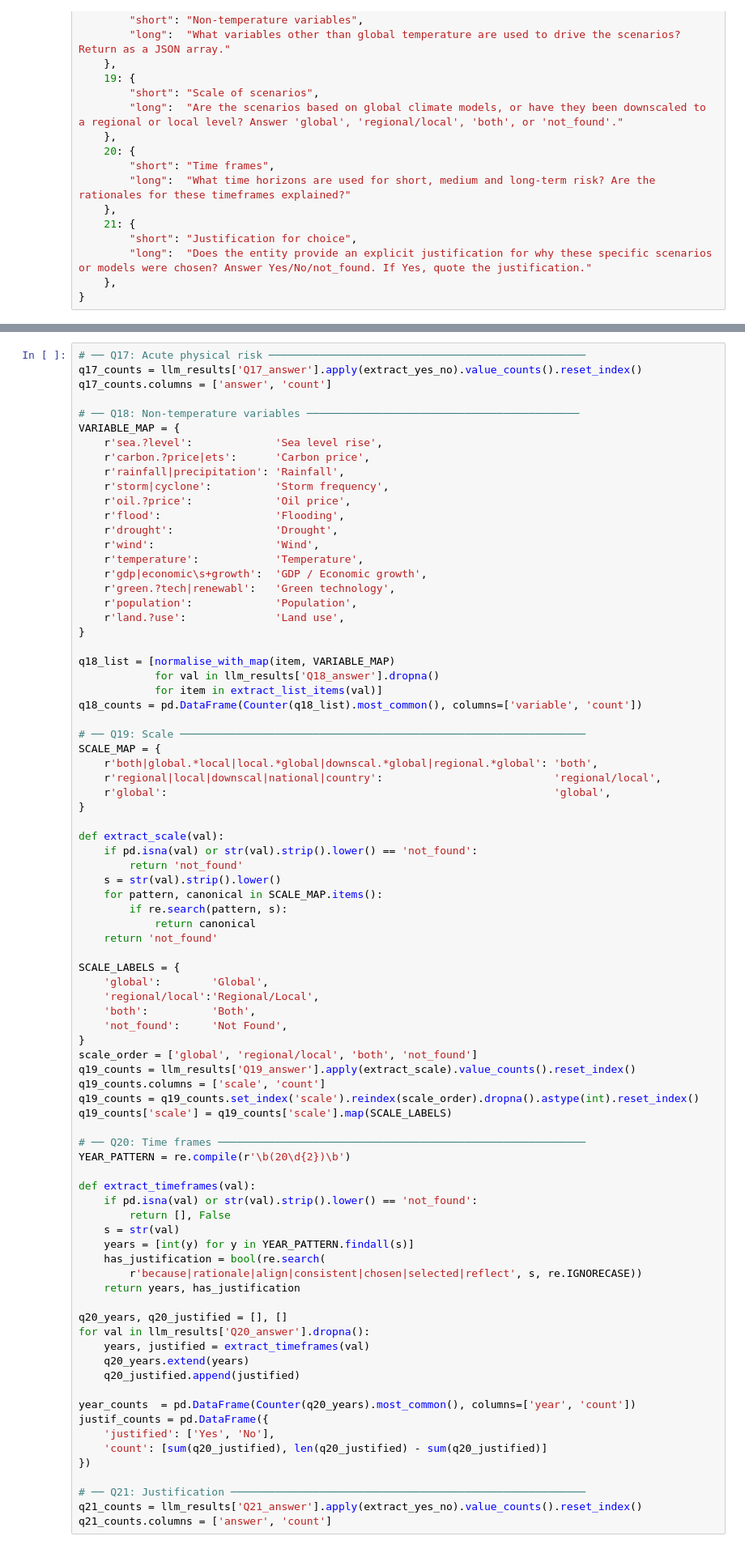
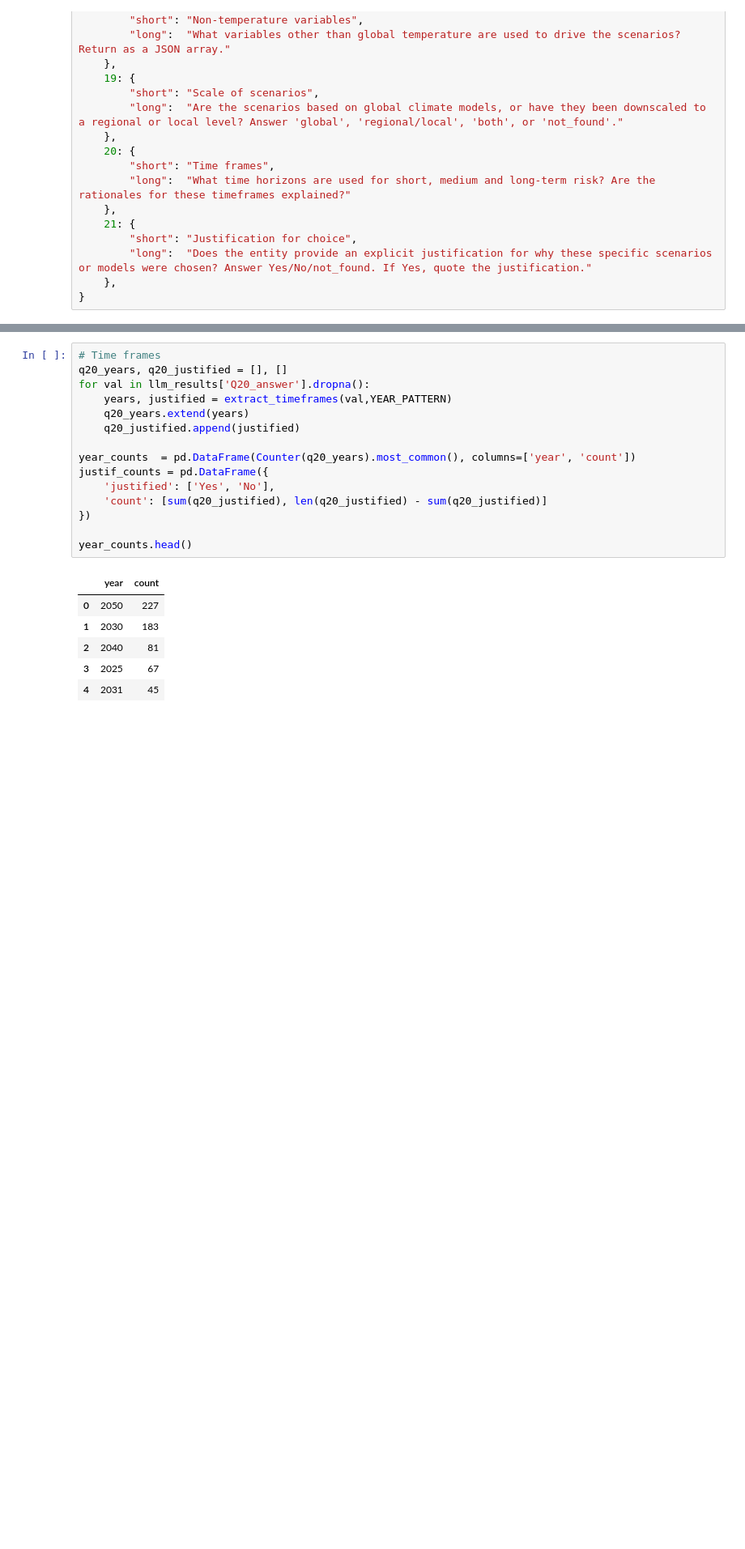
Before and after one commit to quyennguyen2201/LLM_climaterisk_2026, a Jupyter notebook: 00_scripts/3-rag_result.ipynb, the cells around one changed output, grey strips where cells are left out. Shown at 81% size. Drawn from its saved outputs; the diff is of its cells as text; blank space fills up the shorter version.

```diff
--- a/00_scripts/3-rag_result.ipynb
+++ b/00_scripts/3-rag_result.ipynb
@@ -898,82 +1012,22 @@ OECD Env-Growth (SSP GDP projections)       1
 # %%
-# ── Q17: Acute physical risk ──────────────────────────────────────────────────
-q17_counts = llm_results['Q17_answer'].apply(extract_yes_no).value_counts().reset_index()
-q17_counts.columns = ['answer', 'count']
-
-# ── Q18: Non-temperature variables ───────────────────────────────────────────
-VARIABLE_MAP = {
-    r'sea.?level':             'Sea level rise',
-    r'carbon.?price|ets':      'Carbon price',
-    r'rainfall|precipitation': 'Rainfall',
-    r'storm|cyclone':          'Storm frequency',
-    r'oil.?price':             'Oil price',
-    r'flood':                  'Flooding',
-    r'drought':                'Drought',
-    r'wind':                   'Wind',
-    r'temperature':            'Temperature',
-    r'gdp|economic\s+growth':  'GDP / Economic growth',
-    r'green.?tech|renewabl':   'Green technology',
-    r'population':             'Population',
-    r'land.?use':              'Land use',
-}
-
-q18_list = [normalise_with_map(item, VARIABLE_MAP)
-            for val in llm_results['Q18_answer'].dropna()
-            for item in extract_list_items(val)]
-q18_counts = pd.DataFrame(Counter(q18_list).most_common(), columns=['variable', 'count'])
-
-# ── Q19: Scale ────────────────────────────────────────────────────────────────
-SCALE_MAP = {
-    r'both|global.*local|local.*global|downscal.*global|regional.*global': 'both',
-    r'regional|local|downscal|national|country':                           'regional/local',
-    r'global':                                                             'global',
-}
-
-def extract_scale(val):
-    if pd.isna(val) or str(val).strip().lower() == 'not_found':
-        return 'not_found'
-    s = str(val).strip().lower()
-    for pattern, canonical in SCALE_MAP.items():
-        if re.search(pattern, s):
-            return canonical
-    return 'not_found'
-
-SCALE_LABELS = {
-    'global':        'Global',
-    'regional/local':'Regional/Local',
-    'both':          'Both',
-    'not_found':     'Not Found',
-}
-scale_order = ['global', 'regional/local', 'both', 'not_found']
-q19_counts = llm_results['Q19_answer'].apply(extract_scale).value_counts().reset_index()
-q19_counts.columns = ['scale', 'count']
-q19_counts = q19_counts.set_index('scale').reindex(scale_order).dropna().astype(int).reset_index()
-q19_counts['scale'] = q19_counts['scale'].map(SCALE_LABELS)
-
-# ── Q20: Time frames ──────────────────────────────────────────────────────────
-YEAR_PATTERN = re.compile(r'\b(20\d{2})\b')
-
-def extract_timeframes(val):
-    if pd.isna(val) or str(val).strip().lower() == 'not_found':
-        return [], False
-    s = str(val)
-    years = [int(y) for y in YEAR_PATTERN.findall(s)]
-    has_justification = bool(re.search(
-        r'because|rationale|align|consistent|chosen|selected|reflect', s, re.IGNORECASE))
-    return years, has_justification
-
+# Time frames
 q20_years, q20_justified = [], []
 for val in llm_results['Q20_answer'].dropna():
-    years, justified = extract_timeframes(val)
+    years, justified = extract_timeframes(val,YEAR_PATTERN)
     q20_years.extend(years)
     q20_justified.append(justified)
 
 year_counts  = pd.DataFrame(Counter(q20_years).most_common(), columns=['year', 'count'])
 justif_counts = pd.DataFrame({
     'justified': ['Yes', 'No'],
     'count': [sum(q20_justified), len(q20_justified) - sum(q20_justified)]
 })
 
-# ── Q21: Justification ────────────────────────────────────────────────────────
-q21_counts = llm_results['Q21_answer'].apply(extract_yes_no).value_counts().reset_index()
-q21_counts.columns = ['answer', 'count']
+year_counts.head()
+# %% [output]
+|  | year | count |
+| 0 | 2050 | 227 |
+| 1 | 2030 | 183 |
+| 2 | 2040 | 81 |
+| 3 | 2025 | 67 |
+| 4 | 2031 | 45 |
```
Also changed, not shown: parts of 34 cells of this notebook, 5 other files.
